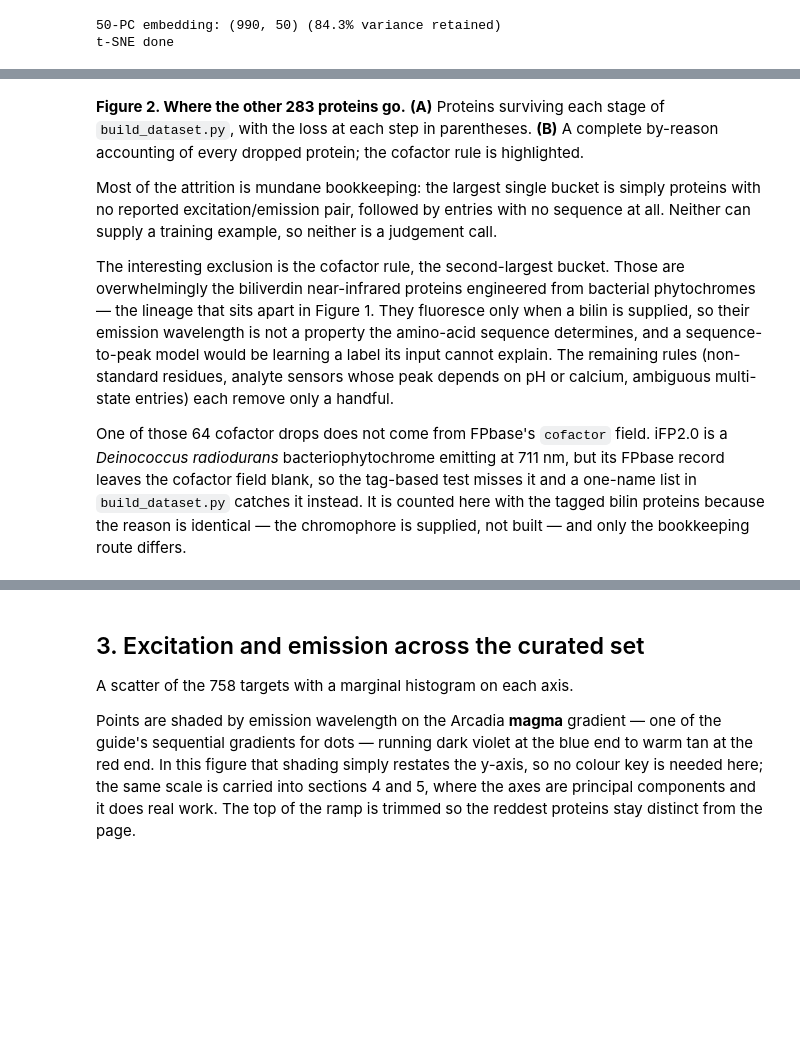
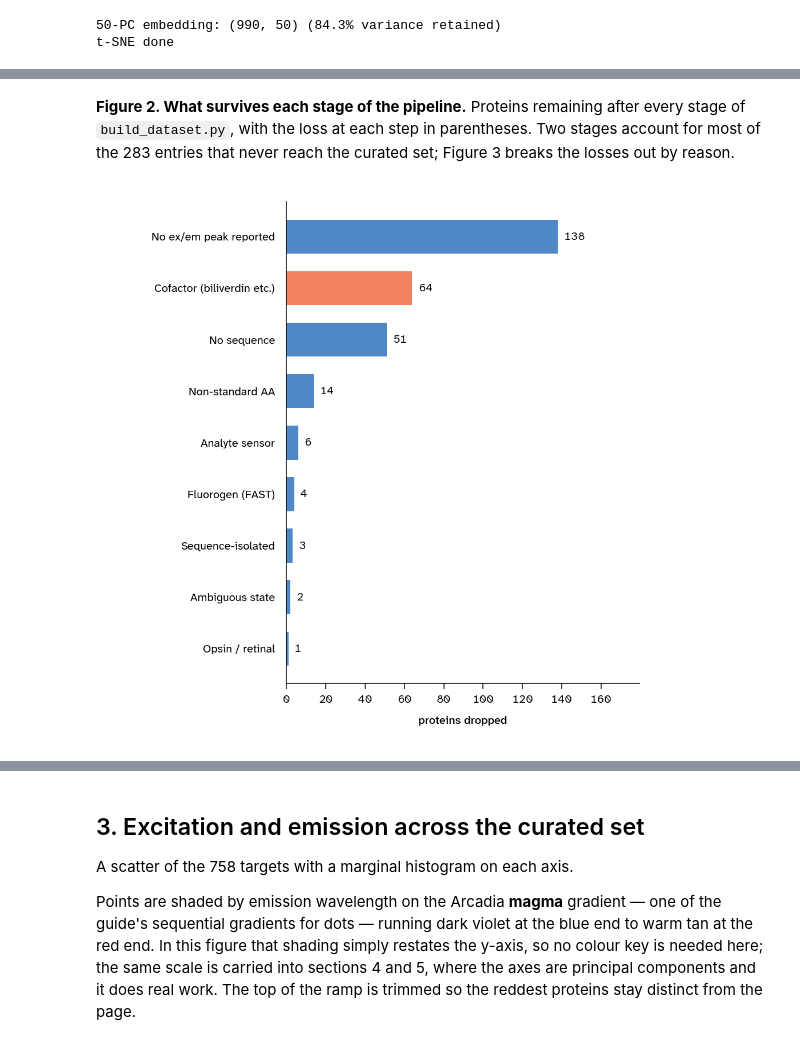
Before and after one commit to Arcadia-Science/FPguide, a Jupyter notebook: dataset_pipeline/visualize_curation.ipynb, the cells around one changed output, grey strips where cells are left out. Drawn from its saved outputs; the diff is of its cells as text; code cells hidden in the pictures; blank space fills up the shorter version.

```diff
--- a/dataset_pipeline/visualize_curation.ipynb
+++ b/dataset_pipeline/visualize_curation.ipynb
@@ -493,21 +501,42 @@ plt.show()
 # %% [markdown]
-**Figure 2. Where the other 283 proteins go.** **(A)** Proteins surviving each stage of
-`build_dataset.py`, with the loss at each step in parentheses. **(B)** A complete by-reason
-accounting of every dropped protein; the cofactor rule is highlighted.
-
-Most of the attrition is mundane bookkeeping: the largest single bucket is simply proteins with no
-reported excitation/emission pair, followed by entries with no sequence at all. Neither can supply
-a training example, so neither is a judgement call.
-
-The interesting exclusion is the cofactor rule, the second-largest bucket. Those are overwhelmingly
-the biliverdin near-infrared proteins engineered from bacterial phytochromes — the lineage that sits
-apart in Figure 1. They fluoresce only when a bilin is supplied, so their emission wavelength is
-not a property the amino-acid sequence determines, and a sequence-to-peak model would be learning a
-label its input cannot explain. The remaining rules (non-standard residues, analyte sensors whose
-peak depends on pH or calcium, ambiguous multi-state entries) each remove only a handful.
-
-One of those 64 cofactor drops does not come from FPbase's `cofactor` field. iFP2.0 is a
-*Deinococcus radiodurans* bacteriophytochrome emitting at 711 nm, but its FPbase record leaves the
-cofactor field blank, so the tag-based test misses it and a one-name list in `build_dataset.py`
-catches it instead. It is counted here with the tagged bilin proteins because the reason is
-identical — the chromophore is supplied, not built — and only the bookkeeping route differs.
+**Figure 2. What survives each stage of the pipeline.** Proteins remaining after every stage of
+`build_dataset.py`, with the loss at each step in parentheses. Two stages account for most of the
+283 entries that never reach the curated set; Figure 3 breaks the losses out by reason.
+# %%
+COFACTOR = "Cofactor (biliverdin etc.)"
+dropped = cmeta["dropped_names"]
+# `exogenous_manual_irfp` is not a separate criterion: it is the same bound-cofactor rule reached
+# by a different route. iFP2.0 is a biliverdin bacteriophytochrome whose FPbase `cofactor` field
+# was left blank, so a hand-maintained name list catches it. Counting it as its own bar would
+# imply a distinct exclusion, so fold it in with the properly tagged bilin proteins.
+reasons = {
+    "No ex/em peak reported": cnt["skipped_no_emission_states"],
+    COFACTOR:                 (len(dropped.get("exogenous_cofactor", []))
+                               + len(dropped.get("exogenous_manual_irfp", []))),
+    "No sequence":            cnt["skipped_no_sequence"],
+    "Non-standard AA":        cnt["skipped_nonstandard_aa"],
+    "Analyte sensor":         res.get("analyte_sensor", 0),
+    "Fluorogen (FAST)":       len(dropped.get("exogenous_fluorogen", [])),
+    "Sequence-isolated":      cnt["nn_dropped"],
+    "Ambiguous state":        res.get("drop_ambiguous", 0),
+    "Opsin / retinal":        len(dropped.get("exogenous_opsin", [])),
+}
+reasons = dict(sorted(reasons.items(), key=lambda kv: kv[1], reverse=True))
+assert sum(reasons.values()) == n_entries - n_final, "reason breakdown must account for every drop"
+
+fig, ax = figure_px(HALF_SQUARE, HALF_SQUARE)
+fig.subplots_adjust(left=0.34, right=0.97, top=0.97, bottom=0.11)
+
+ry = np.arange(len(reasons))
+ax.barh(ry, list(reasons.values()),
+        color=[CONTRAST if k == COFACTOR else HIGHLIGHT for k in reasons],
+        height=BAR_UNIT * len(reasons))
+ax.set_yticks(ry, list(reasons))
+ax.invert_yaxis()
+for i, v in enumerate(reasons.values()):
+    ax.text(v + 3, i, str(v), va="center", **FUNNEL_NUM)
+ax.set_xlim(0, max(reasons.values()) * 1.30)
+style_funnel(ax, "proteins dropped")
+plt.show()
+# %% [output]
+[figure, added]
```
Also changed, not shown: parts of 12 cells of this notebook, 3 other files.
